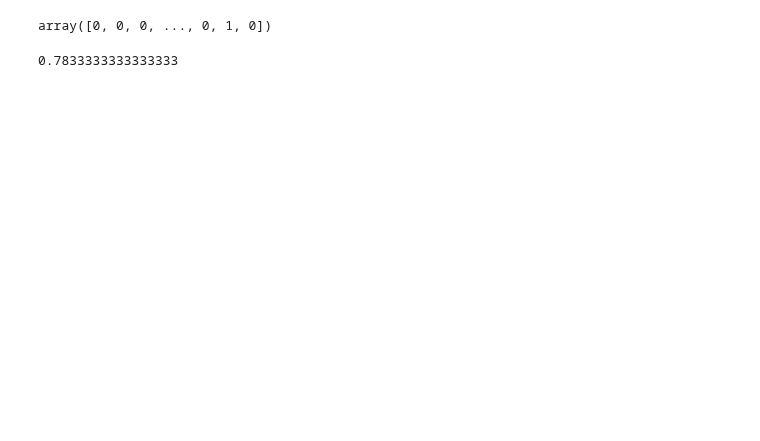
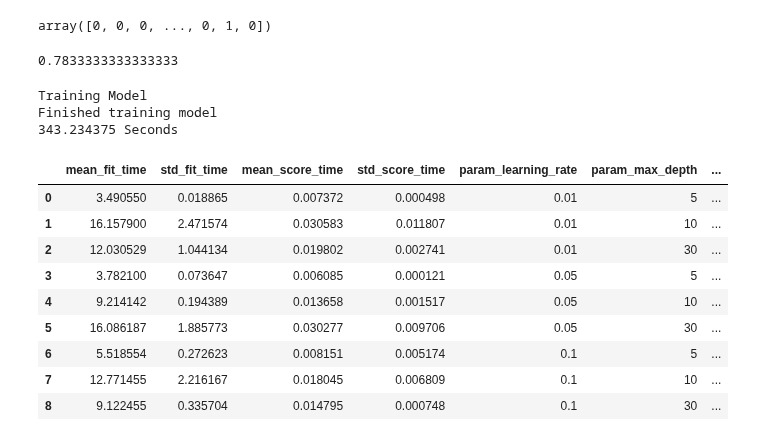
Before and after one commit to michaelgetachew-abebe/Churn_Prediction_Model, a Jupyter notebook: notebooks2.ipynb, the cells around one changed output. Saved outputs shown, nothing was run; the diff lists cells and outputs as text; code cells hidden in the pictures; blank space fills up the shorter version.

Commit message:
Feat(add): trained the GBM for churn prediction

```diff
--- a/notebooks2.ipynb
+++ b/notebooks2.ipynb
@@ -665,3 +665,37 @@ churn = y_pred == 1
 (y_val == churn).mean()
 # %% [output]
 0.7833333333333333
+# %%
+# Model 4: Gradient Boosting Machines Classifier
+
+# Train a GBM classifier
+from sklearn.ensemble import GradientBoostingClassifier
+
+# Initialise the random forest model
+model = GradientBoostingClassifier()
+
+# Set paramters for Grid Search
+param_grid = {
+    "n_estimators": [300],
+    "max_depth": [5, 10, 30],
+    "learning_rate": [0.01, 0.05, 0.1],
+}
+
+# Train model and get results
+Tuned_GBM, Results_GBM = model_pipeline(model, param_grid, X_train, y_train)
+
+Results_GBM
+# %% [output]
+Training Model
+Finished training model
+343.234375 Seconds
+|  | mean_fit_time | std_fit_time | mean_score_time | std_score_time | param_learning_rate | param_max_depth | ... |
+| 0 | 3.490550 | 0.018865 | 0.007372 | 0.000498 | 0.01 | 5 | ... |
+| 1 | 16.157900 | 2.471574 | 0.030583 | 0.011807 | 0.01 | 10 | ... |
+| 2 | 12.030529 | 1.044134 | 0.019802 | 0.002741 | 0.01 | 30 | ... |
+| 3 | 3.782100 | 0.073647 | 0.006085 | 0.000121 | 0.05 | 5 | ... |
+| 4 | 9.214142 | 0.194389 | 0.013658 | 0.001517 | 0.05 | 10 | ... |
+| 5 | 16.086187 | 1.885773 | 0.030277 | 0.009706 | 0.05 | 30 | ... |
+| 6 | 5.518554 | 0.272623 | 0.008151 | 0.005174 | 0.1 | 5 | ... |
+| 7 | 12.771455 | 2.216167 | 0.018045 | 0.006809 | 0.1 | 10 | ... |
+| 8 | 9.122455 | 0.335704 | 0.014795 | 0.000748 | 0.1 | 30 | ... |
```
Also changed, not shown: parts of 4 cells of this notebook.
